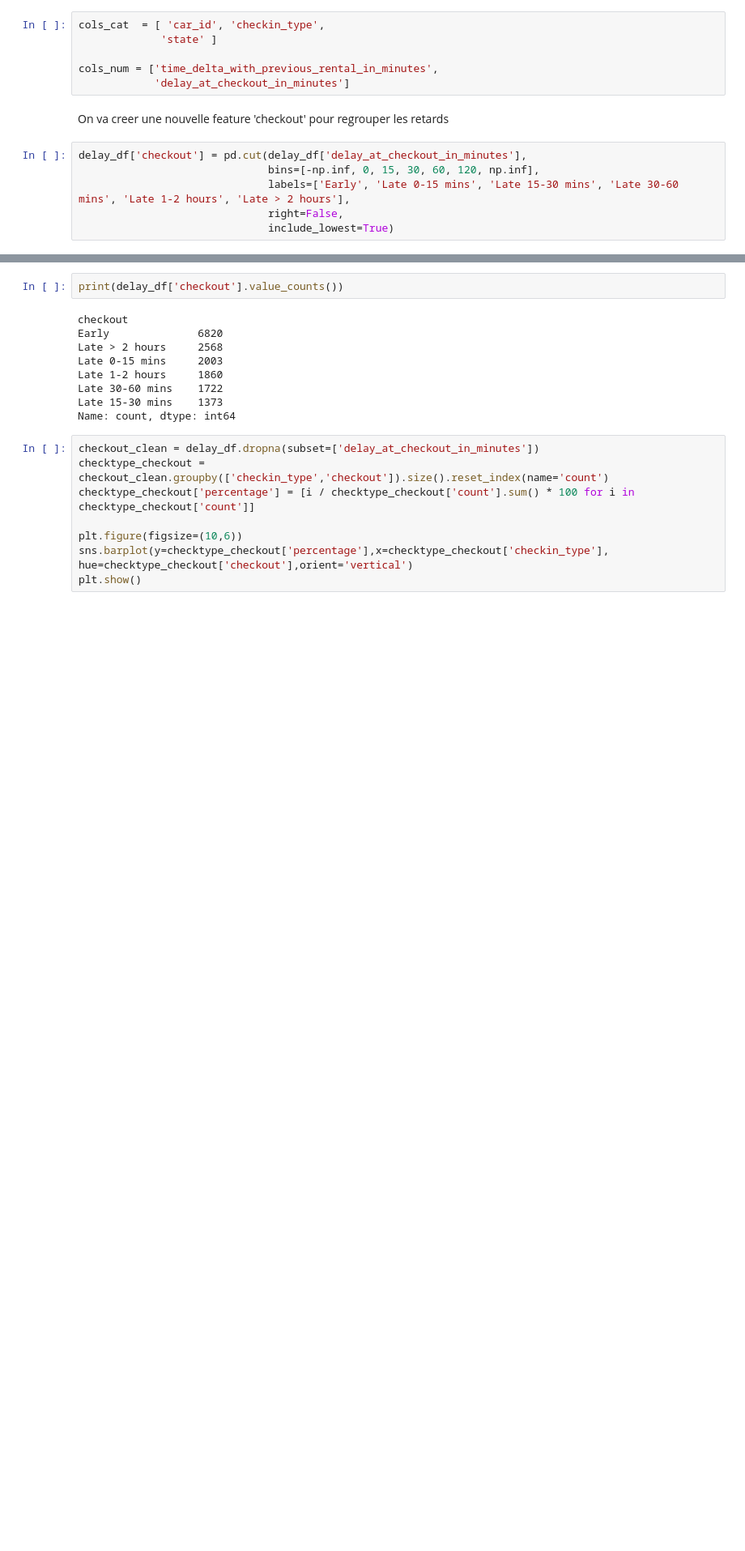
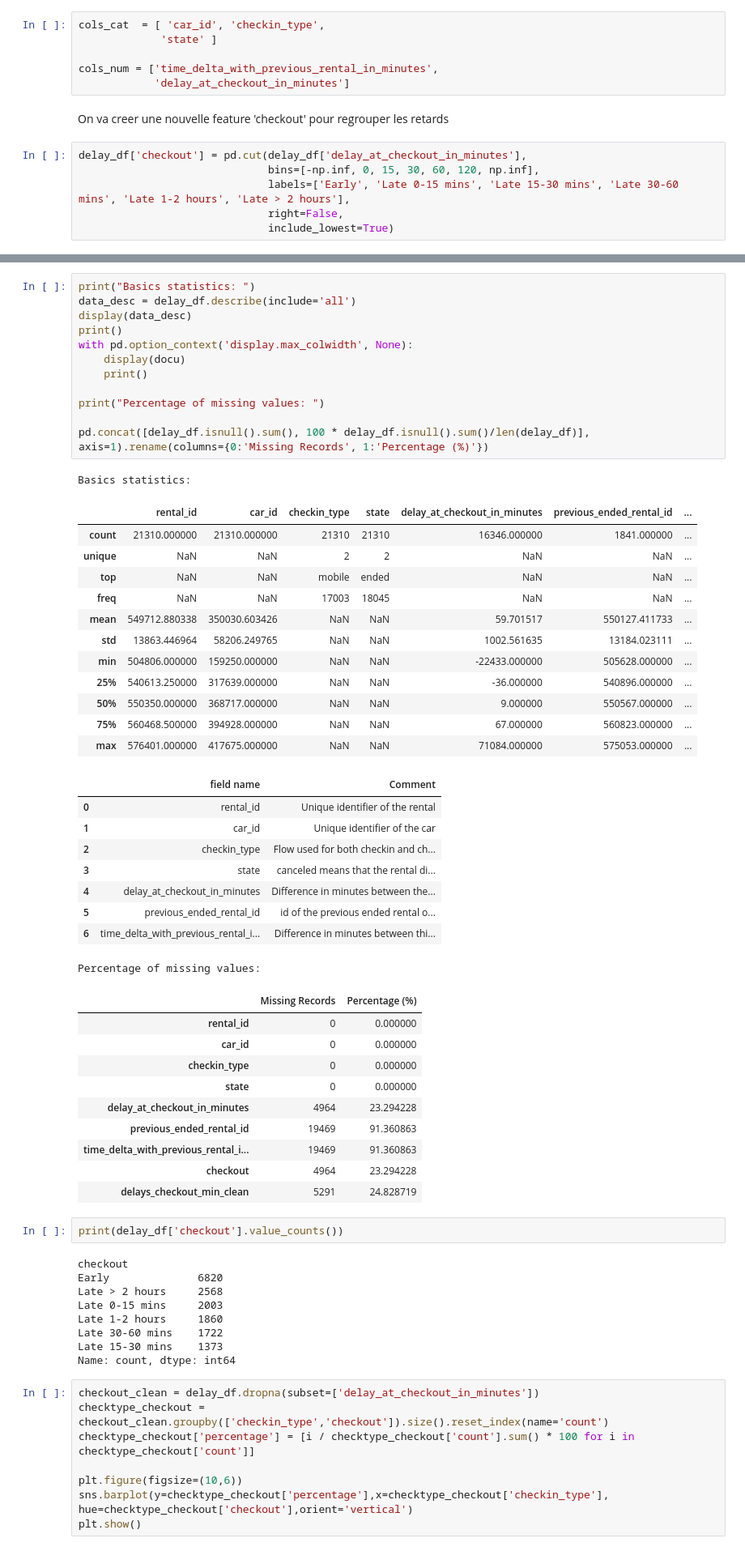
Before and after one commit to loft897/GetAround, a Jupyter notebook: getaround_analysis_delay.ipynb, the cells around one changed output, grey strips where cells are left out. Shown: that part at 81% size. Saved outputs shown, nothing was run; the diff lists cells and outputs as text; blank space fills up the shorter version.

```diff
--- a/getaround_analysis_delay.ipynb
+++ b/getaround_analysis_delay.ipynb
@@ -122,3 +142,48 @@ delay_df['checkout'] = pd.cut(delay_df['delay_at_checkout_in_minutes'],
+# %%
+print("Basics statistics: ")
+data_desc = delay_df.describe(include='all')
+display(data_desc)
+print()
+with pd.option_context('display.max_colwidth', None):
+    display(docu)
+    print()
+
+print("Percentage of missing values: ")
+
+pd.concat([delay_df.isnull().sum(), 100 * delay_df.isnull().sum()/len(delay_df)], axis=1).rename(columns={0:'Missing Records', 1:'Percentage (%)'})
+# %% [output]
+Basics statistics:
+|  | rental_id | car_id | checkin_type | state | delay_at_checkout_in_minutes | previous_ended_rental_id | ... |
+| count | 21310.000000 | 21310.000000 | 21310 | 21310 | 16346.000000 | 1841.000000 | ... |
+| unique | NaN | NaN | 2 | 2 | NaN | NaN | ... |
+| top | NaN | NaN | mobile | ended | NaN | NaN | ... |
+| freq | NaN | NaN | 17003 | 18045 | NaN | NaN | ... |
+| mean | 549712.880338 | 350030.603426 | NaN | NaN | 59.701517 | 550127.411733 | ... |
+| std | 13863.446964 | 58206.249765 | NaN | NaN | 1002.561635 | 13184.023111 | ... |
+| min | 504806.000000 | 159250.000000 | NaN | NaN | -22433.000000 | 505628.000000 | ... |
+| 25% | 540613.250000 | 317639.000000 | NaN | NaN | -36.000000 | 540896.000000 | ... |
+| 50% | 550350.000000 | 368717.000000 | NaN | NaN | 9.000000 | 550567.000000 | ... |
+| 75% | 560468.500000 | 394928.000000 | NaN | NaN | 67.000000 | 560823.000000 | ... |
+| max | 576401.000000 | 417675.000000 | NaN | NaN | 71084.000000 | 575053.000000 | ... |
+|  | field name | Comment |
+| 0 | rental_id | Unique identifier of the rental |
+| 1 | car_id | Unique identifier of the car |
+| 2 | checkin_type | Flow used for both checkin and ch... |
+| 3 | state | canceled means that the rental di... |
+| 4 | delay_at_checkout_in_minutes | Difference in minutes between the... |
+| 5 | previous_ended_rental_id | id of the previous ended rental o... |
+| 6 | time_delta_with_previous_rental_i... | Difference in minutes between thi... |
+Percentage of missing values:
+|  | Missing Records | Percentage (%) |
+| rental_id | 0 | 0.000000 |
+| car_id | 0 | 0.000000 |
+| checkin_type | 0 | 0.000000 |
+| state | 0 | 0.000000 |
+| delay_at_checkout_in_minutes | 4964 | 23.294228 |
+| previous_ended_rental_id | 19469 | 91.360863 |
+| time_delta_with_previous_rental_i... | 19469 | 91.360863 |
+| checkout | 4964 | 23.294228 |
+| delays_checkout_min_clean | 5291 | 24.828719 |
 # %%
 print(delay_df['checkout'].value_counts())
 # %% [output]
```
Also changed, not shown: parts of 22 cells of this notebook, 8 other files.
